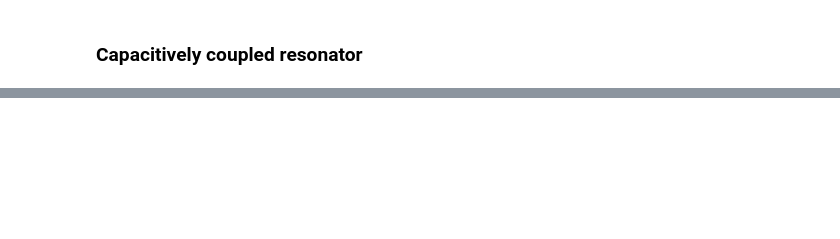
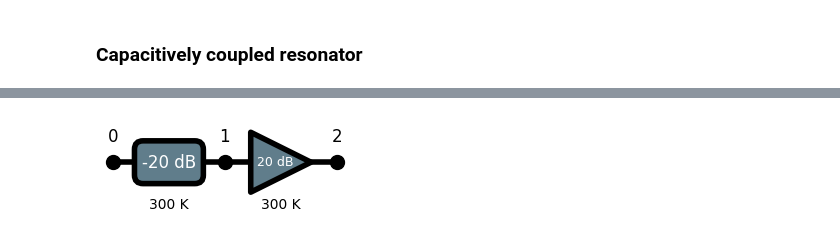
Before and after one commit to jorgemfm27/Network_analysis, a Jupyter notebook: tutorial_nb.ipynb, the cells around one changed output, grey strips where cells are left out. Saved outputs shown, nothing was run; the diff lists cells and outputs as text; code cells hidden in the pictures; blank space fills up the shorter version.

```diff
--- a/tutorial_nb.ipynb
+++ b/tutorial_nb.ipynb
@@ -75,0 +93,8 @@ s11, s12, s21, s22 = network.get_S_parameters(frequency=np.linspace(-500e6, 500e
+# %%
+# setup network instance
+network = nt.Network(Zgen=Z0)
+network.add_attenuator(attn_dB=20, Z0=50, temperature_K=300)
+network.add_amplifier(gain_dB=20, Z0=50, temperature_K=300)
+network.draw_network()
+# %% [output]
+[figure, added]
```
Also changed, not shown: parts of 20 cells of this notebook, 1 other file.
